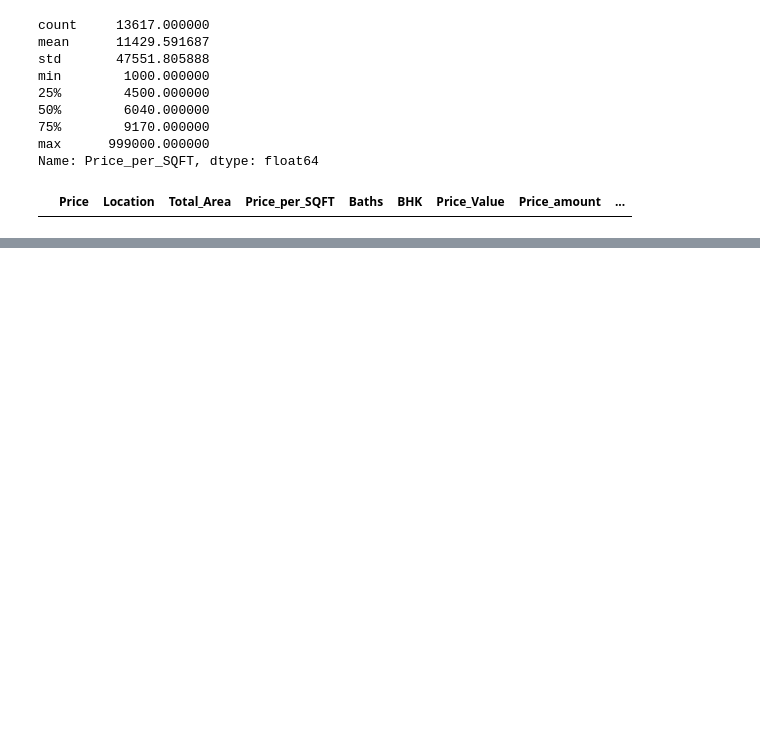
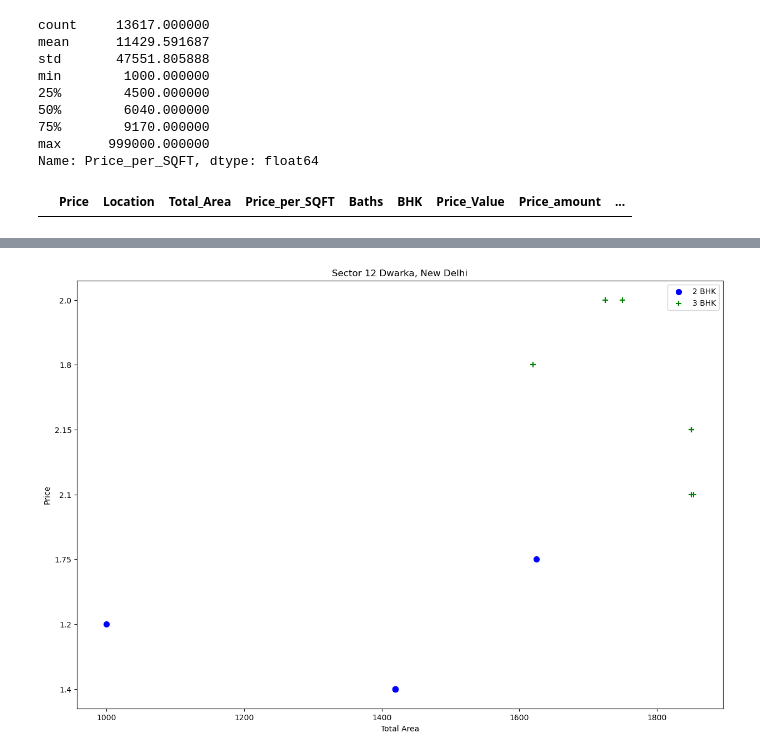
Before and after one commit to tushargarg18/RealEstatePricePrediction, a Jupyter notebook: PricePrediction_Notebook.ipynb, the cells around one changed output, grey strips where cells are left out. Drawn from its saved outputs; the diff is of its cells as text; code cells hidden in the pictures; blank space fills up the shorter version.

Commit message:
Cleaned Data and Model Created

```diff
--- a/PricePrediction_Notebook.ipynb
+++ b/PricePrediction_Notebook.ipynb
@@ -320,0 +387,2 @@ df9.loc[df9['Price_per_SQFT'] == 0]
+# %%
+df10 = df9[df9.Area_per_BHK > 300]
@@ -320,0 +447,2 @@ df9.loc[df9['Price_per_SQFT'] == 0]
+# %%
+df11 = df10[df10.Baths < (df10.BHK+2)]
@@ -320,0 +476,12 @@ df9.loc[df9['Price_per_SQFT'] == 0]
+# %%
+def remove_ppf_outlier(df):
+    df_out = pd.DataFrame()
+    for key, subf in df.groupby('Location'):
+        m = np.mean(subf.Price_per_SQFT)
+        sd = np.std(subf.Price_per_SQFT)
+        reduced_df = subf[(subf.Price_per_SQFT>(m-sd)) & (subf.Price_per_SQFT<=(m+sd))]
+        df_out = pd.concat([df_out,reduced_df],ignore_index = True)
+    return df_out
+# %%
+import numpy as np
+df12 = remove_ppf_outlier(df11)
@@ -320,0 +539,15 @@ df9.loc[df9['Price_per_SQFT'] == 0]
+# %%
+def plot_scatter_chart(df, location):
+    bhk2 = df[(df.Location == location) & (df.BHK == 2)]
+    bhk3 = df[(df.Location == location) & (df.BHK == 3)]
+    matplotlib.rcParams['figure.figsize'] = (15,10)
+    plt.scatter(bhk2.Total_Area, bhk2.Price_amount,color='blue',label = '2 BHK', s = 50)
+    plt.scatter(bhk3.Total_Area, bhk3.Price_amount,marker='+',color='green',label = '3 BHK', s = 50)
+    plt.xlabel("Total Area")
+    plt.ylabel("Price")
+    plt.title(location)
+    plt.legend()
+
+plot_scatter_chart(df12, "Sector 12 Dwarka, New Delhi")
+# %% [output]
+[figure, added]
```
Also changed, not shown: parts of 48 cells of this notebook.
